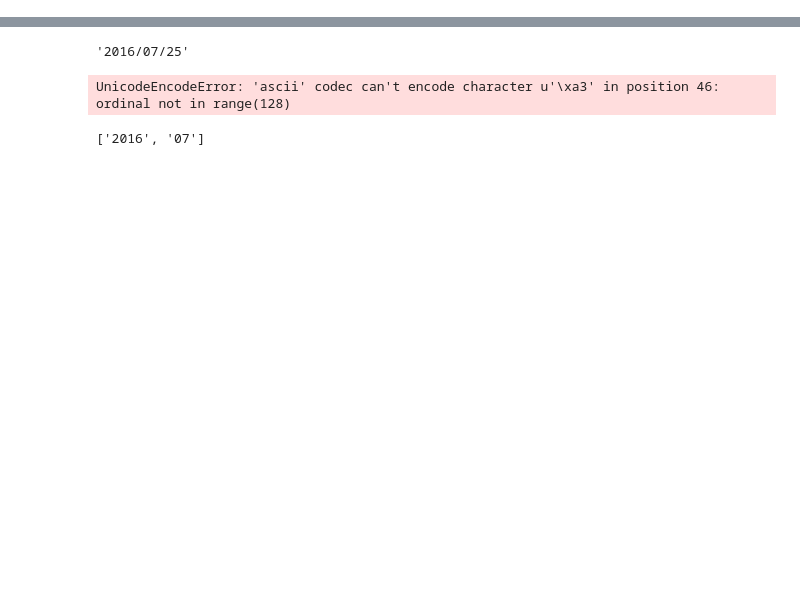
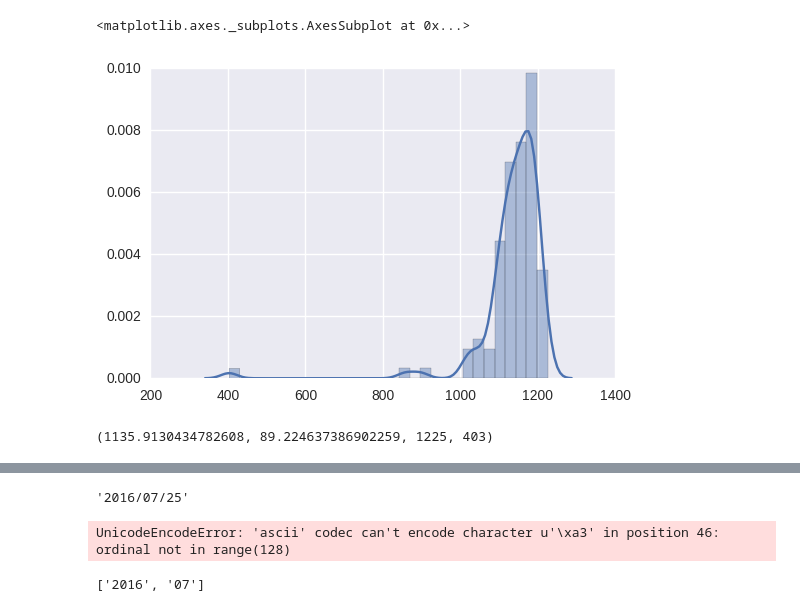
Before and after one commit to tadeze/Gists, a Jupyter notebook: bbcGossipScraper/scrap_bbc.ipynb, the cells around one changed output, grey strips where cells are left out. Cells and saved outputs as stored; diff of their text form; code cells hidden in the pictures; blank space fills up the shorter version.

```diff
--- a/bbcGossipScraper/scrap_bbc.ipynb
+++ b/bbcGossipScraper/scrap_bbc.ipynb
@@ -6,0 +11,14 @@ import datetime
+# %%
+soup = BeautifulSoup(r.text)
+# %%
+pb = soup.find_all("tr")
+# %%
+allg=[]
+test2=[]
+test1=[]
+# %%
+for i in range(1,len(pb)):
+    px= pb[i].find_all("td")
+    allg.append(int(px[26].get_text()))
+    test2.append(int(px[24].get_text()))
+    test1.append(int(px[23].get_text()))
@@ -6,0 +43,9 @@ import datetime
+# %%
+sb.distplot(allg)
+# %% [output]
+<matplotlib.axes._subplots.AxesSubplot at 0x...>
+[figure, added]
+# %%
+np.mean(allg),np.std(allg),max(allg),min(allg)
+# %% [output]
+(1135.9130434782608, 89.224637386902259, 1225, 403)
```
Also changed, not shown: parts of 10 cells of this notebook, 2 other files.
